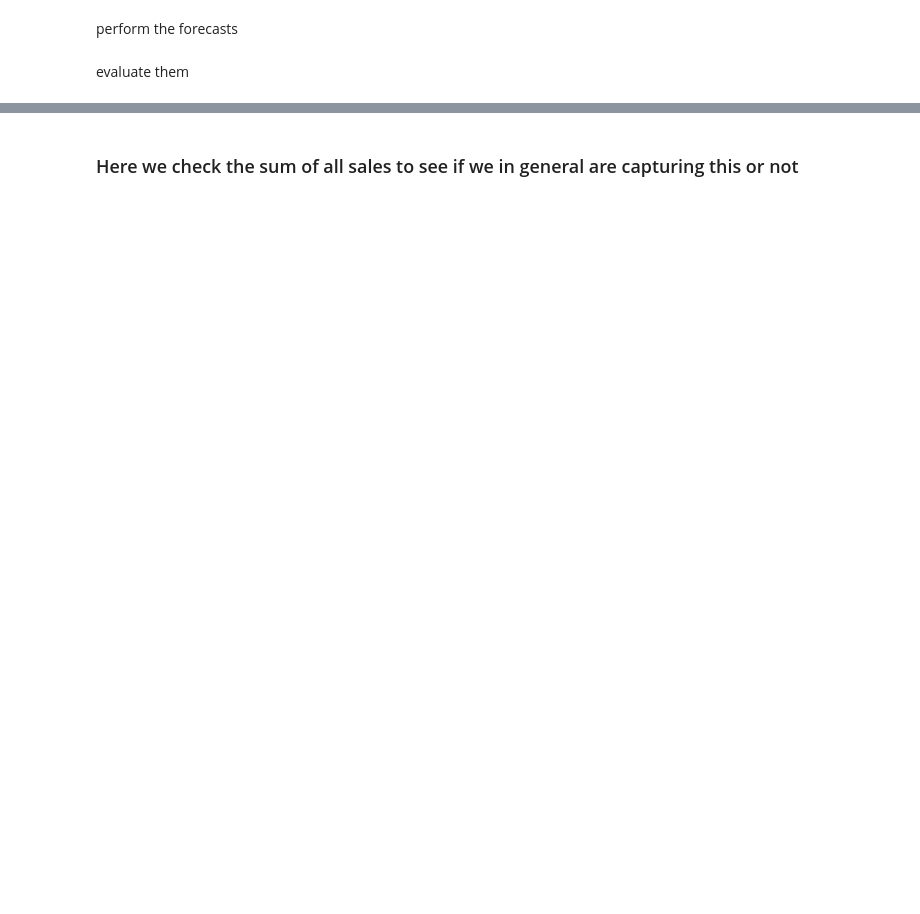
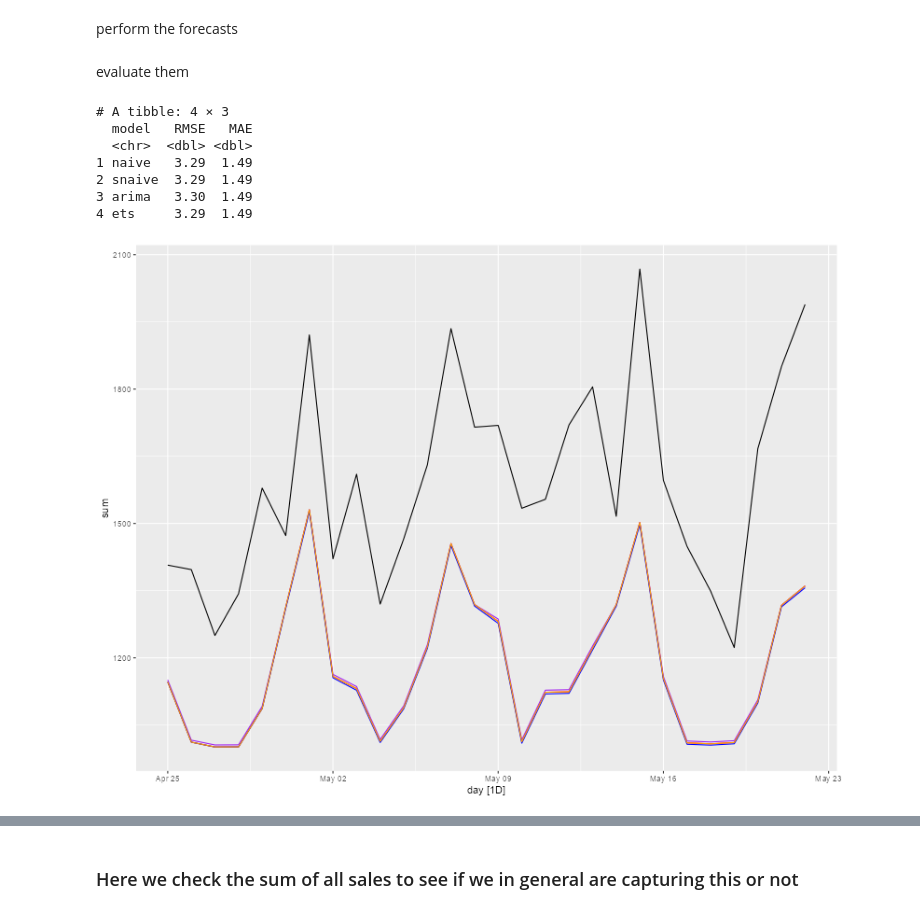
Before and after one commit to Whatisthisname/AFCS-Final, a Jupyter notebook: Baseline/baseline_notebook.ipynb, the cells around one changed output, grey strips where cells are left out. Saved outputs shown, nothing was run; the diff lists cells and outputs as text; code cells hidden in the pictures; blank space fills up the shorter version.

```diff
--- a/Baseline/baseline_notebook.ipynb
+++ b/Baseline/baseline_notebook.ipynb
@@ -523,0 +665,7 @@ if (file.exists(path)) {
+# %%
+refit_nulls <- train |>
+  semi_join(null_products, by = "product") |>
+  model(
+    model = ARIMA(sales ~  pdq(0:1, 0:1, 0:1) +
+          snap_TX)
+  )
@@ -524,11 +680,21 @@ if (file.exists(path)) {
+# %%
+good_models <- arima_fit_cal_first |>
+  filter(!map_lgl(model, is_null_model))
+good_models
+# %%
+arima_fit_fixed <- bind_rows(
+  good_models,
+  refit_nulls
+)
+arima_fit_cal <- arima_fit_fixed
 # %% [markdown]
 perform the forecasts
 # %%
 # naive
 naive_forecasts <- forecast(arima_fit_cal, new_data = sell_price_future_naive_cal) |>
   as_tibble() |>
-  # mutate(sales = exp(.mean) - 1) |>
-  mutate(sales = .mean) |>
+  mutate(sales = exp(.mean) - 1) |>
+  #mutate(sales = .mean) |>
   select(day, product, sales)
 
 
@@ -538,8 +704,8 @@ accuracy_naive <- calculate_metrics(aligned_data)
 # snaive
 snaive_forecasts <- forecast(arima_fit_cal, new_data = sell_price_future_snaive_cal) |>
   as_tibble() |>
-  # mutate(sales = exp(.mean) - 1) |>
-  mutate(sales = .mean) |>
+  mutate(sales = exp(.mean) - 1) |>
+  #mutate(sales = .mean) |>
   select(day, product, sales)
 
 
@@ -549,8 +715,8 @@ accuracy_snaive <- calculate_metrics(aligned_data)
 # arima
 arima_forecasts <- forecast(arima_fit_cal, new_data = sell_price_future_arima_cal) |>
   as_tibble() |>
-  # mutate(sales = exp(.mean) - 1) |>
-  mutate(sales = .mean) |>
+  mutate(sales = exp(.mean) - 1) |>
+  #mutate(sales = .mean) |>
   select(day, product, sales)
 
 
@@ -560,8 +726,8 @@ accuracy_arima <- calculate_metrics(aligned_data)
 # ets
 ets_forecasts <- forecast(arima_fit_cal, new_data = sell_price_future_ets_cal) |>
   as_tibble() |>
-  # mutate(sales = exp(.mean) - 1) |>
-  mutate(sales = .mean) |>
+  mutate(sales = exp(.mean) - 1) |>
+  #mutate(sales = .mean) |>
   select(day, product, sales)
 
 
@@ -585,31 +751,40 @@ sums_arima <- arima_forecasts |>
   index_by(day) |>
   summarise(sum = sum(sales, na.rm = TRUE))
 
 sums_ets <- ets_forecasts |>
   as_tsibble(index = day, key = product) |>
   index_by(day) |>
   summarise(sum = sum(sales, na.rm = TRUE))
 
 
-sums_val <- validation |>
+sums_val <- validation_filtered |>
   as_tsibble(index = day, key = product) |>
   index_by(day) |>
   summarise(sum = sum(sales, na.rm = TRUE))
 
 # accuracy table
 dynamic_price_accuracy <- bind_rows(
   naive = accuracy_naive,
   snaive = accuracy_snaive,
   arima = accuracy_arima,
   ets = accuracy_ets,
   .id = "model"
 )
 
 print(dynamic_price_accuracy)
 
 # plotting against validation to see what is being captured
 (sums_val |> autoplot(.vars = sum)) +
   autolayer(sums_naive, sum, color = "red") +
   autolayer(sums_snaive, sum, color = "purple") +
   autolayer(sums_arima, sum, color = "blue") +
   autolayer(sums_ets, sum, color = "orange")
+# %% [output]
+# A tibble: 4 × 3
+  model   RMSE   MAE
+  <chr>  <dbl> <dbl>
+1 naive   3.29  1.49
+2 snaive  3.29  1.49
+3 arima   3.30  1.49
+4 ets     3.29  1.49
+[figure, added]
```
Also changed, not shown: parts of 34 cells of this notebook, 44 other files.
